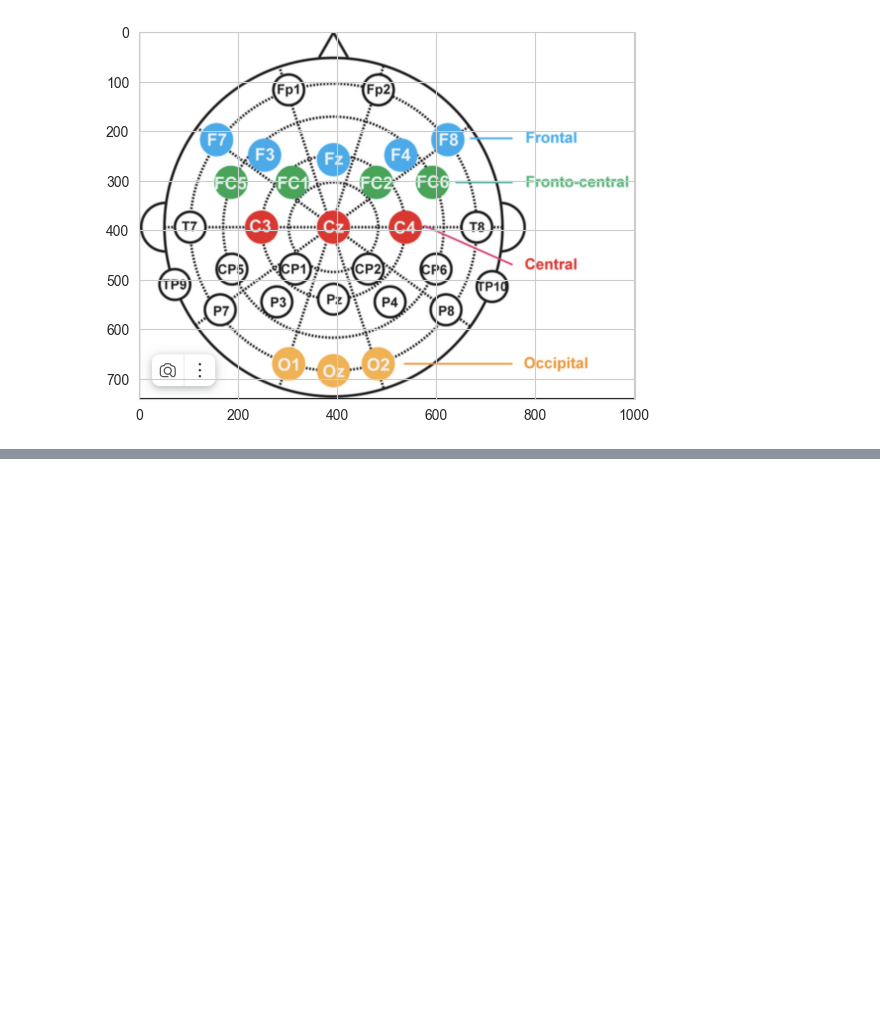
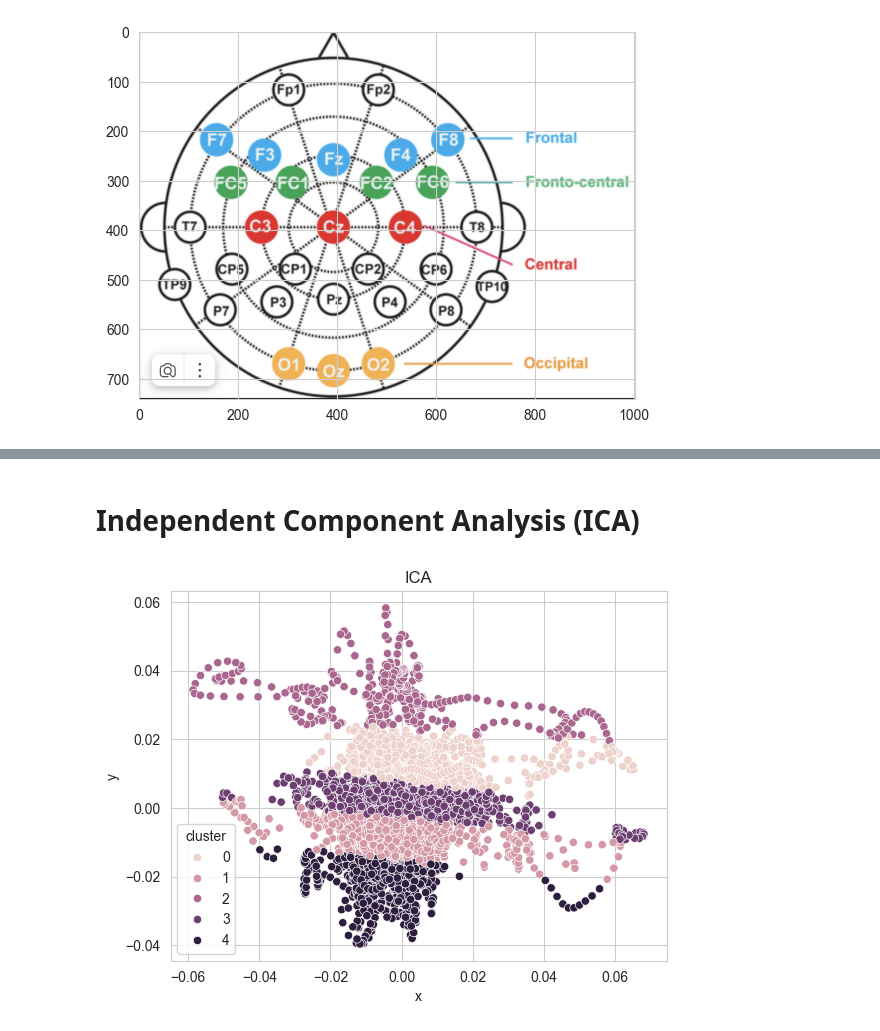
Before and after one commit to VakhromeevaKate/parkinson-disease-eeg, a Jupyter notebook: ParkinsonEEGDetection.ipynb, the cells around one changed output, grey strips where cells are left out. Cells and saved outputs as stored; diff of their text form; code cells hidden in the pictures; blank space fills up the shorter version.

```diff
--- a/ParkinsonEEGDetection.ipynb
+++ b/ParkinsonEEGDetection.ipynb
@@ -201,0 +368,16 @@ plt.show()
+# %% [markdown]
+# Independent Component Analysis (ICA)
+# %%
+from sklearn.decomposition import FastICA
+
+ica2D = FastICA(n_components=2)
+ica_data2D = ica2D.fit_transform(waves_df)
+ica2D_df = pd.DataFrame(data =  ica_data2D,columns = ['x', 'y'])
+
+ica2D_df['cluster'] = cluster
+
+sns.scatterplot(x='x', y='y', hue='cluster', data=ica2D_df)
+plt.title("ICA")
+plt.show()
+# %% [output]
+[figure, added]
```
Also changed, not shown: parts of 32 cells of this notebook, 3 other files.
